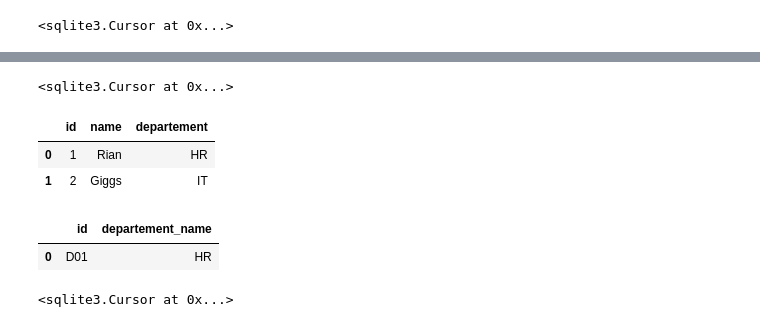
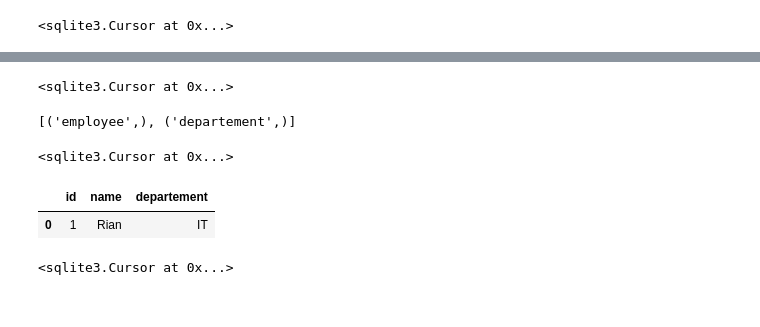
Before and after one commit to simamoradavids99/introduction_python, a Jupyter notebook: sqlite_with_python.ipynb, the cells around one changed output, grey strips where cells are left out. Cells and saved outputs as stored; diff of their text form; code cells hidden in the pictures.

```diff
--- a/sqlite_with_python.ipynb
+++ b/sqlite_with_python.ipynb
@@ -11,3 +11,5 @@ conn = sqlite3.connect('/Users/jojomac/introduction_python/database/test_db.db/'
+# %%
+conn = sqlite3.connect('/Users/jojomac/introduction_python/database/newDb.db')
 # %%
 #cur atau cursor untuk menyatakan koneksi sqlite yang sedang aktif
 cur = conn.cursor()
@@ -42,23 +48,25 @@ print(cur.fetchall())
-# %%
-#insert data ke tabel yang baru dibuat
-cur.execute("INSERT INTO employee VALUES (1,'Rian','HR'),(2,'Giggs','IT')")
-cur.execute("INSERT INTO departement VALUES ('D01','HR')")
-# %% [output]
-<sqlite3.Cursor at 0x...>
+# %%
+cur.execute("SELECT name FROM sqlite_master WHERE type = 'table'")
+# %% [output]
+<sqlite3.Cursor at 0x...>
+# %%
+print(cur.fetchall())
+# %% [output]
+[('employee',), ('departement',)]
+# %%
+cur.execute("INSERT INTO newEmployee VALUES (1, 'Rian', 'IT')")
+# %% [output]
+<sqlite3.Cursor at 0x...>
 # %%
 #commit digunakan apabila dilakukan perubahan pada database
 conn.commit()
 # %%
-pd.read_sql_query("SELECT * FROM employee", conn)
+pd.read_sql_query("SELECT * FROM newEmployee", conn)
 # %% [output]
 |  | id | name | departement |
-| 0 | 1 | Rian | HR |
-| 1 | 2 | Giggs | IT |
+| 0 | 1 | Rian | IT |
 # %%
 pd.read_sql_query("SELECT * FROM departement", conn)
-# %% [output]
-|  | id | departement_name |
-| 0 | D01 | HR |
 # %%
 #open sample database
 conn_1 = sqlite3.connect('/Users/jojomac/introduction_python/database/chinook.db')
```
Also changed, not shown: parts of 24 cells of this notebook, 3 other files.
